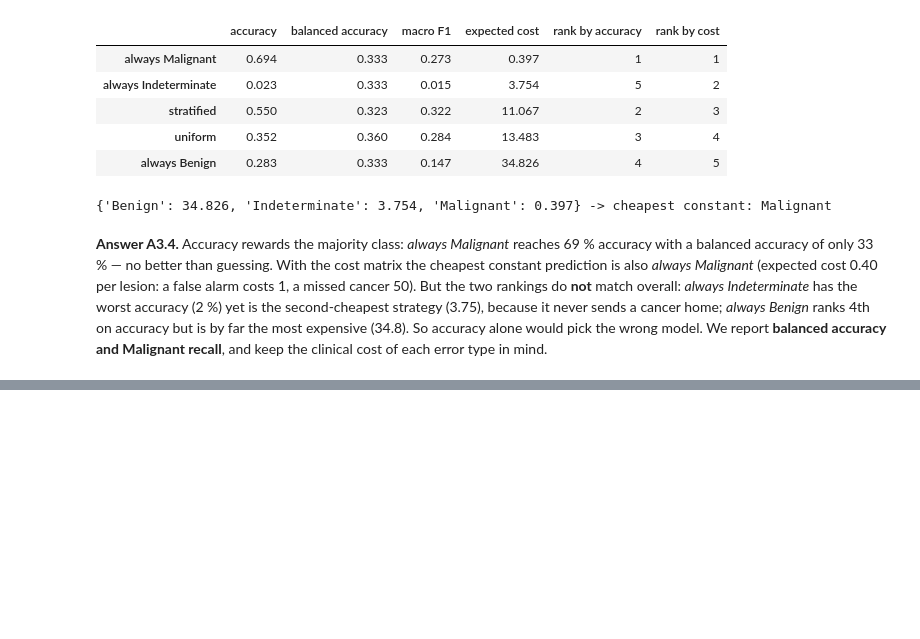
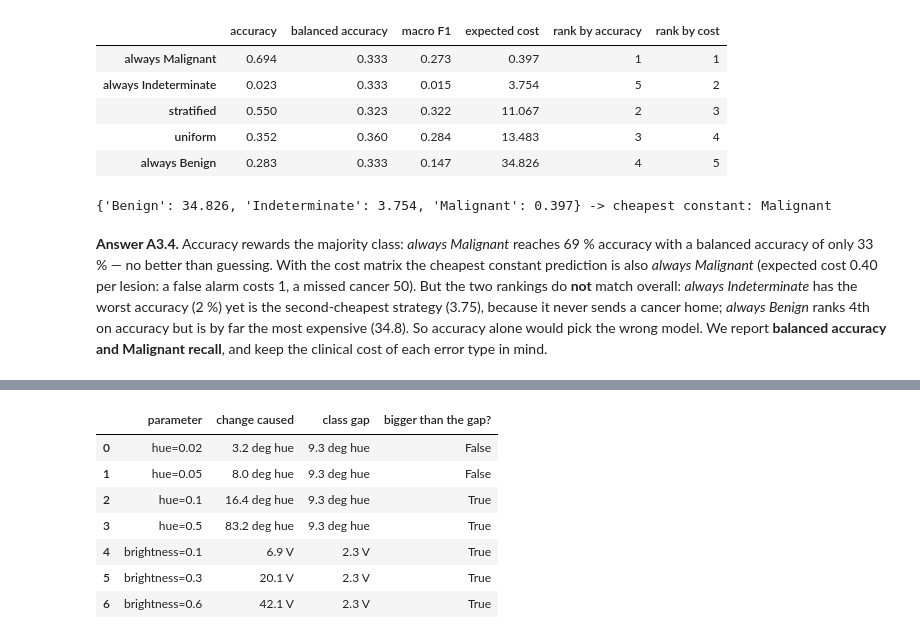
Before and after one commit to Lio02/milk10k-cv, a Jupyter notebook: notebooks/homework_part_a.ipynb, the cells around one changed output, grey strips where cells are left out. Saved outputs shown, nothing was run; the diff lists cells and outputs as text; code cells hidden in the pictures; blank space fills up the shorter version.

```diff
--- a/notebooks/homework_part_a.ipynb
+++ b/notebooks/homework_part_a.ipynb
@@ -586,0 +646,29 @@ So accuracy alone would pick the wrong model. We report **balanced accuracy and
+# %%
+torch.manual_seed(SEED)
+
+def mean_change(jitter):
+    """Average absolute change of lesion hue (deg) and V caused by `jitter`, on the original lesion mask."""
+    dh, dv = [], []
+    for rgb, m, (h0, v0) in zip(imgs, masks, stats):
+        out = np.array(jitter(Image.fromarray(rgb)))
+        h1, v1 = lesion_hue_v(out, m)
+        dh.append(abs(circ_diff_deg(h1, h0))); dv.append(abs(v1 - v0))
+    return np.mean(dh), np.mean(dv)
+
+audit = []
+for x in [0.02, 0.05, 0.1, 0.5]:
+    dh, _ = mean_change(ColorJitter(hue=x))
+    audit.append({"parameter": f"hue={x}", "change caused": f"{dh:.1f} deg hue", "class gap": f"{gap_hue:.1f} deg hue", "bigger than the gap?": dh > gap_hue})
+for b in [0.1, 0.3, 0.6]:
+    _, dv = mean_change(ColorJitter(brightness=b))
+    audit.append({"parameter": f"brightness={b}", "change caused": f"{dv:.1f} V", "class gap": f"{gap_v:.1f} V", "bigger than the gap?": dv > gap_v})
+pd.DataFrame(audit)
+# %% [output]
+|  | parameter | change caused | class gap | bigger than the gap? |
+| 0 | hue=0.02 | 3.2 deg hue | 9.3 deg hue | False |
+| 1 | hue=0.05 | 8.0 deg hue | 9.3 deg hue | False |
+| 2 | hue=0.1 | 16.4 deg hue | 9.3 deg hue | True |
+| 3 | hue=0.5 | 83.2 deg hue | 9.3 deg hue | True |
+| 4 | brightness=0.1 | 6.9 V | 2.3 V | True |
+| 5 | brightness=0.3 | 20.1 V | 2.3 V | True |
+| 6 | brightness=0.6 | 42.1 V | 2.3 V | True |
```
Also changed, not shown: parts of 4 cells of this notebook.
